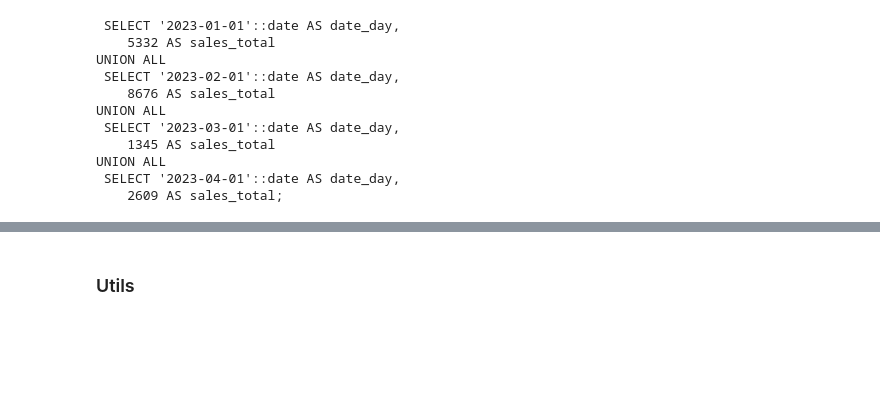
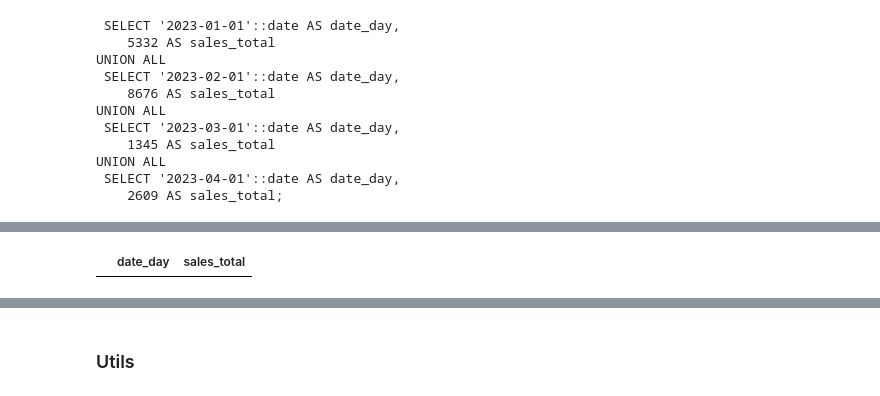
Before and after one commit to YuriyKozhev/SqlDbClient, a Jupyter notebook: notebooks/Usage.ipynb, the cells around one changed output, grey strips where cells are left out. Drawn from its saved outputs; the diff is of its cells as text; code cells hidden in the pictures; blank space fills up the shorter version.

```diff
--- a/notebooks/Usage.ipynb
+++ b/notebooks/Usage.ipynb
@@ -365,3 +411,8 @@ pg_executor.execute('''
 |  | date_day | sales_total |
 | 0 | 2023-02-01 | 8676 |
 | 1 | 2023-03-01 | 1345 |
+# %%
+pg_executor.execute('''
+    SELECT * FROM v_sales_first_month
+''')
+# %% [output]
@@ -367,0 +421 @@ pg_executor.execute('''
+|  | date_day | sales_total |
```
Also changed, not shown: parts of 19 cells of this notebook.
